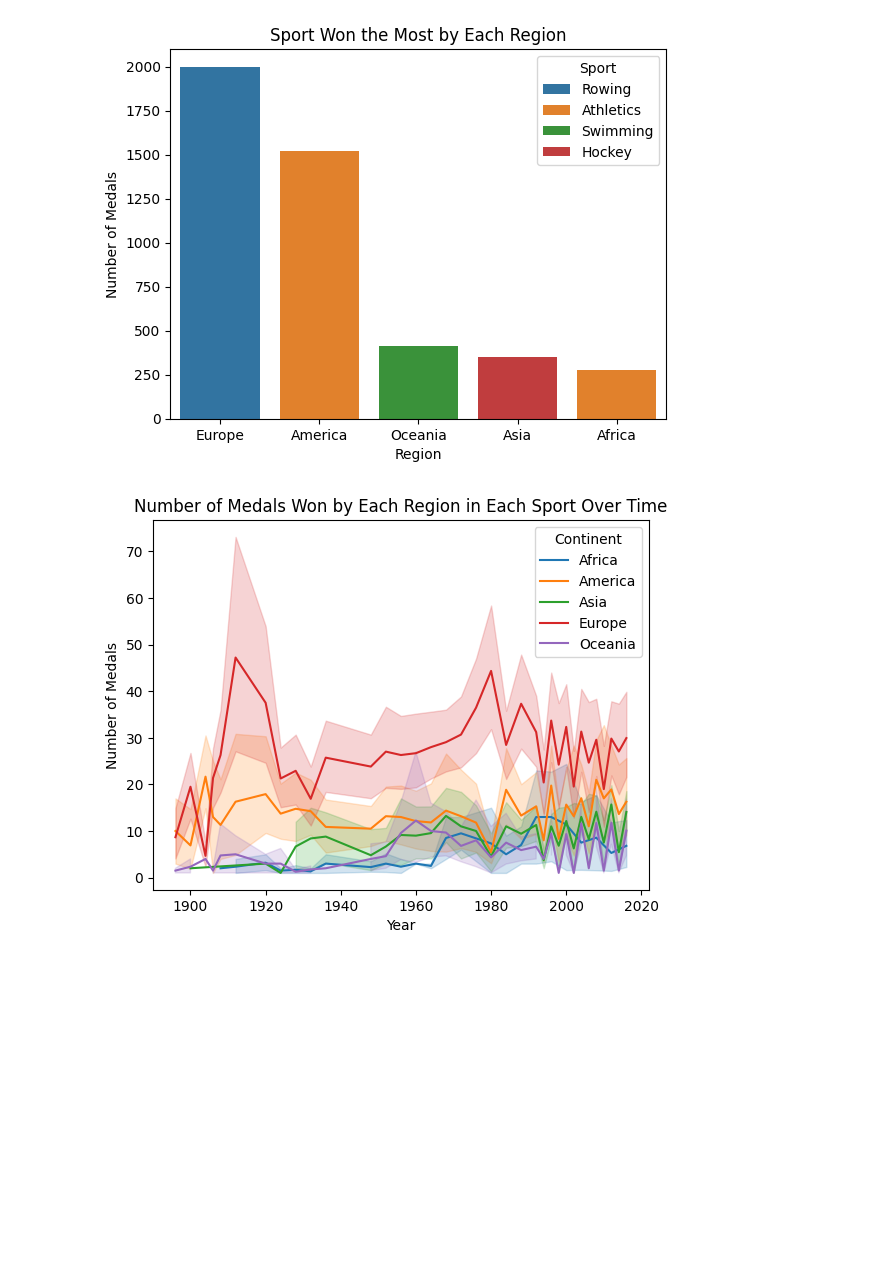
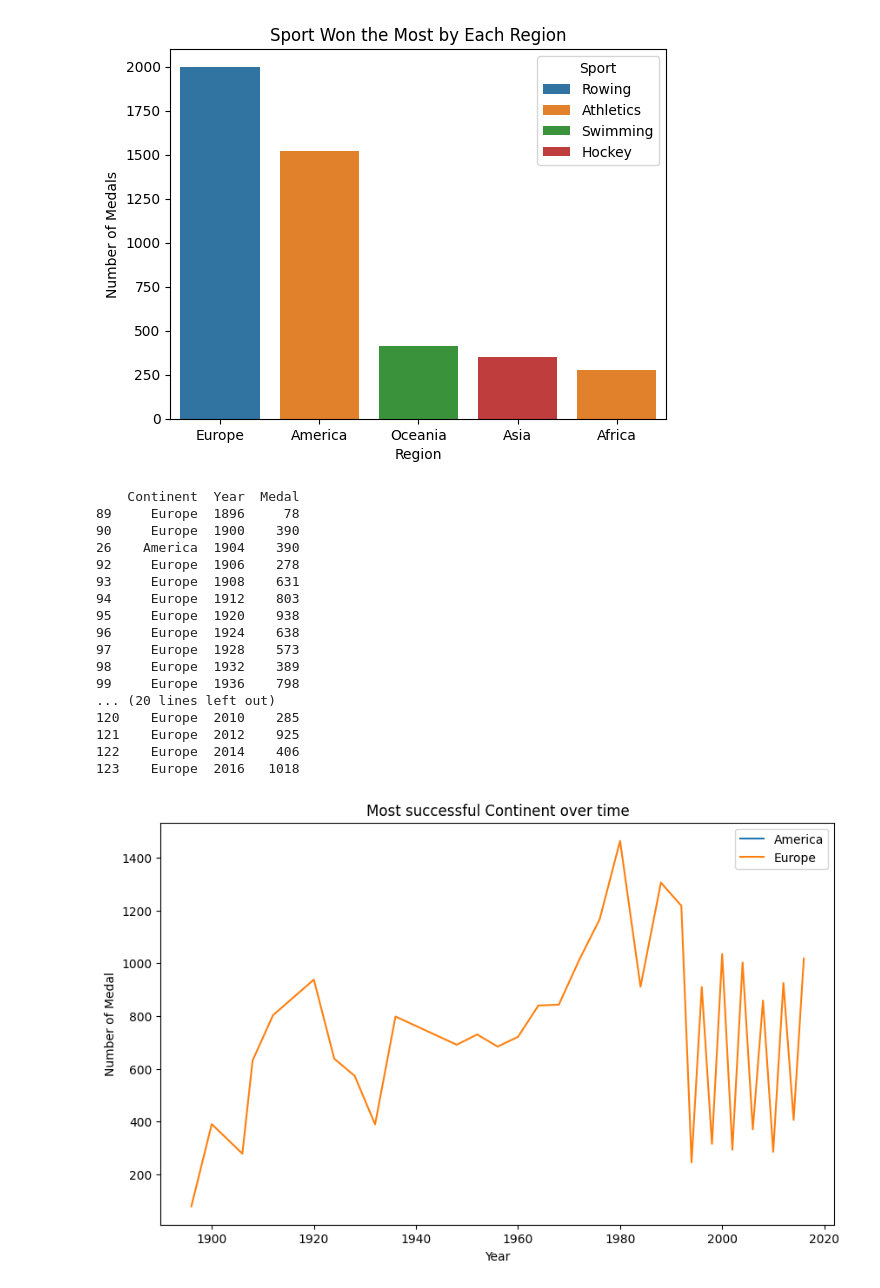
Before and after one commit to AnassTaher/data-wrangling, a Jupyter notebook: q2.ipynb, the cells around one changed output. Saved outputs shown, nothing was run; the diff lists cells and outputs as text; code cells hidden in the pictures; blank space fills up the shorter version.

```diff
--- a/q2.ipynb
+++ b/q2.ipynb
@@ -70,17 +70,45 @@ ax.set_ylabel('Number of Medals')
 plt.show()
 # %% [output]
 [figure]
-# %%
-# 2.4
-# ### 2.4. What are the most successful sports for each region, and how do these trends change over time?
-# Line plot of the number of medals won by each region in each sport over time
-
-medals_won_by_each_region_in_each_sport_over_time = merged_data.dropna(axis=0, subset=['Medal']).groupby(['Continent', 'Sport', 'Year'])['Medal'].count().reset_index()
-fig, ax = plt.subplots()
-sns.lineplot(x='Year', y='Medal', data=medals_won_by_each_region_in_each_sport_over_time, hue='Continent', ax=ax)
-ax.set_title('Number of Medals Won by Each Region in Each Sport Over Time')
-ax.set_xlabel('Year')
-ax.set_ylabel('Number of Medals')
-plt.show()
-# %% [output]
-[figure, removed]
+# %%
+# 2.4
+# ### 2.4. Who are the most succesful Continents over time?
+# line plot
+# Only show the top performant region, so only 1 line is shown
+
+# Count the number of medals won by each region in each year
+df = merged_data.dropna(axis=0, subset=['Medal'])
+grouped = df.groupby(['Continent', 'Year']).size().reset_index(name='Medal')
+
+# For each Year, find the Continent with the most Medal
+most_successful_Continents = grouped.loc[grouped.groupby('Year')['Medal'].idxmax()]
+print(most_successful_Continents)
+
+# Plot a line graph
+plt.figure(figsize=(10, 6))
+for Continent, data in most_successful_Continents.groupby('Continent'):
+    plt.plot(data['Year'], data['Medal'], label=Continent)
+plt.title('Most successful Continent over time')
+plt.xlabel('Year')
+plt.ylabel('Number of Medal')
+plt.legend()
+plt.show()
+# %% [output]
+    Continent  Year  Medal
+89     Europe  1896     78
+90     Europe  1900    390
+26    America  1904    390
+92     Europe  1906    278
+93     Europe  1908    631
+94     Europe  1912    803
+95     Europe  1920    938
+96     Europe  1924    638
+97     Europe  1928    573
+98     Europe  1932    389
+99     Europe  1936    798
+... (20 lines left out)
+120    Europe  2010    285
+121    Europe  2012    925
+122    Europe  2014    406
+123    Europe  2016   1018
+[figure, added]
```
Also changed, not shown: 2 other files.
